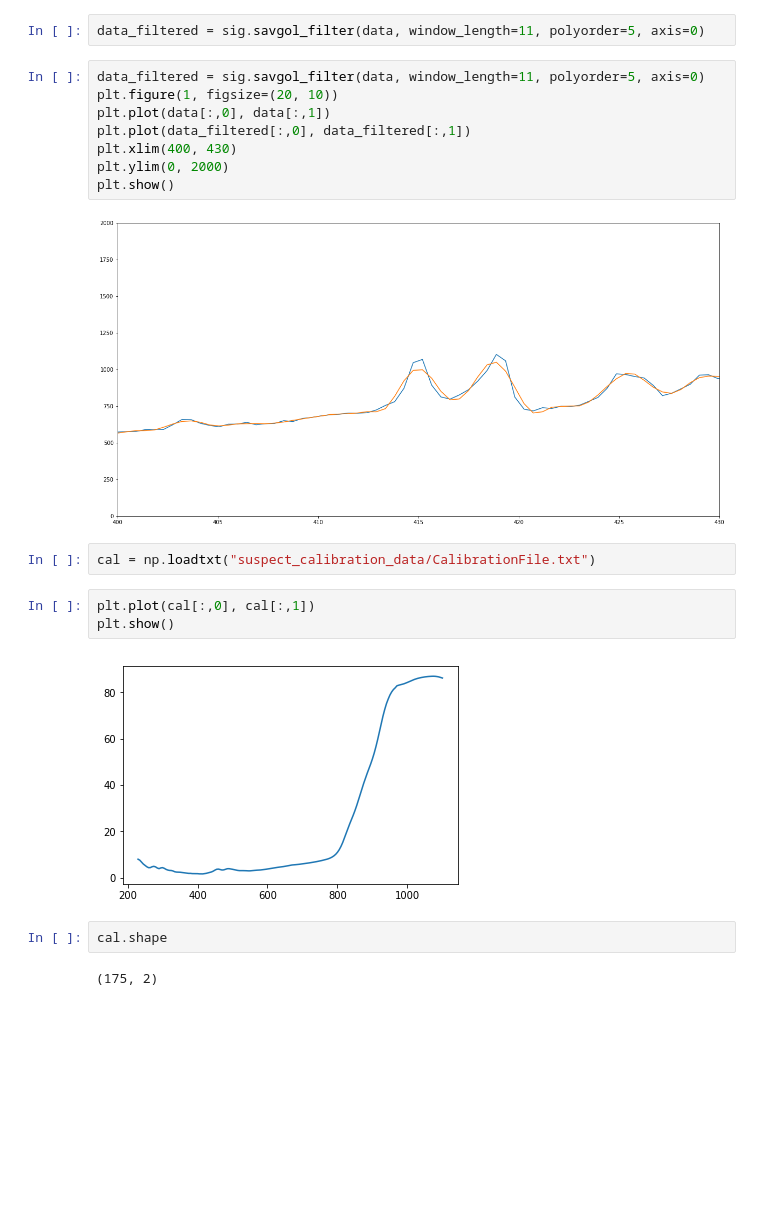
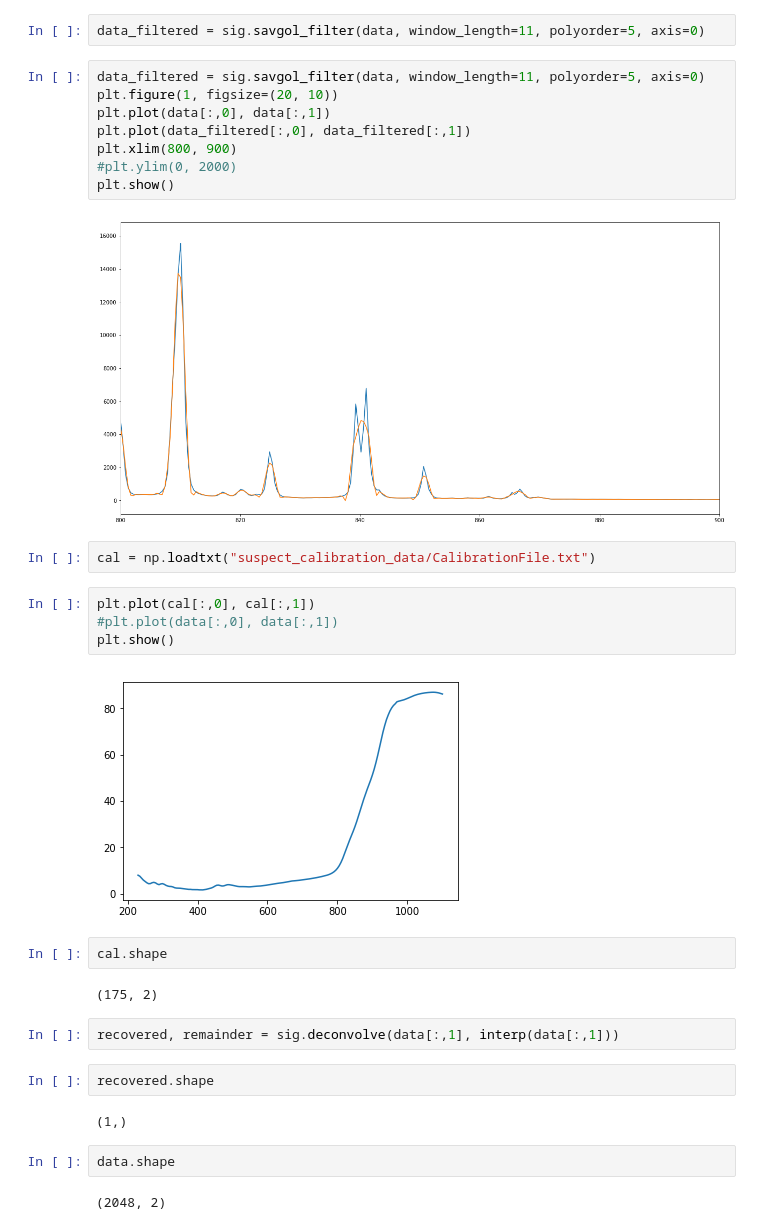
Before and after one commit to piovere/zeTorch, a Jupyter notebook: Filtering.ipynb, the cells around one changed output. Drawn from its saved outputs; the diff is of its cells as text; blank space fills up the shorter version.

```diff
--- a/Filtering.ipynb
+++ b/Filtering.ipynb
@@ -26,17 +29,18 @@ data_filtered = sig.savgol_filter(data, window_length=11, polyorder=5, axis=0)
 # %%
 data_filtered = sig.savgol_filter(data, window_length=11, polyorder=5, axis=0)
 plt.figure(1, figsize=(20, 10))
 plt.plot(data[:,0], data[:,1])
 plt.plot(data_filtered[:,0], data_filtered[:,1])
-plt.xlim(400, 430)
-plt.ylim(0, 2000)
+plt.xlim(800, 900)
+#plt.ylim(0, 2000)
 plt.show()
 # %% [output]
-[figure, old version]
+[figure, new version]
 # %%
 cal = np.loadtxt("suspect_calibration_data/CalibrationFile.txt")
 # %%
 plt.plot(cal[:,0], cal[:,1])
+#plt.plot(data[:,0], data[:,1])
 plt.show()
 # %% [output]
 [figure]
@@ -44,3 +48,13 @@ plt.show()
 cal.shape
 # %% [output]
 (175, 2)
+# %%
+recovered, remainder = sig.deconvolve(data[:,1], interp(data[:,1]))
+# %%
+recovered.shape
+# %% [output]
+(1,)
+# %%
+data.shape
+# %% [output]
+(2048, 2)
```
Also changed, not shown: parts of 11 cells of this notebook, 1 other file.
